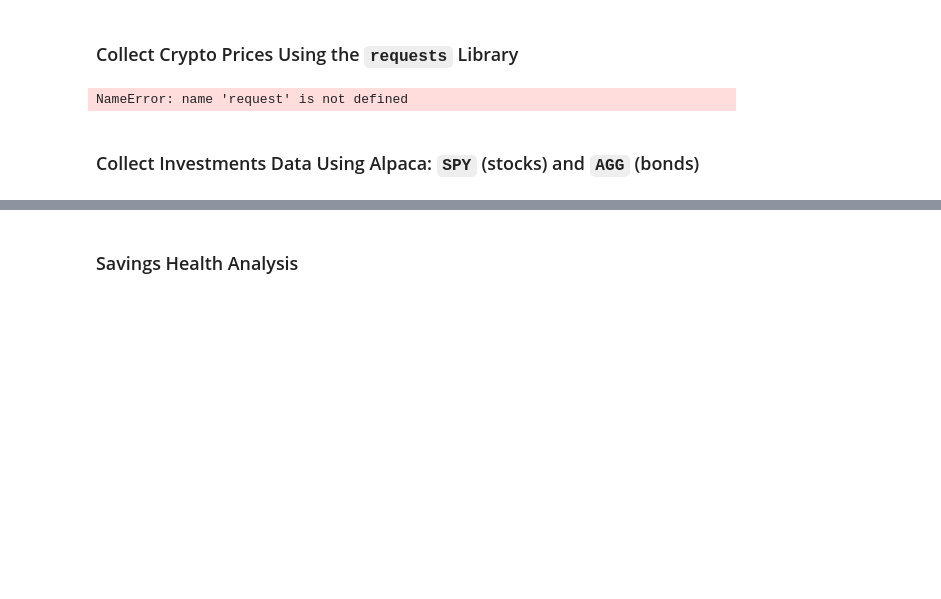
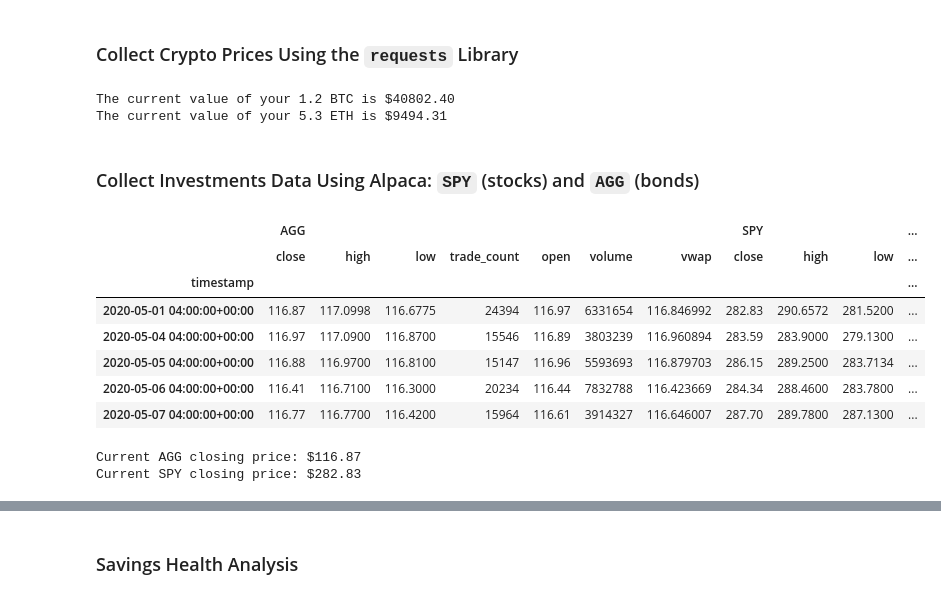
Before and after one commit to jonesc31/APIs_hw, a Jupyter notebook: Instructions/Starter_Code/financial-planner.ipynb, the cells around one changed output, grey strips where cells are left out. Drawn from its saved outputs; the diff is of its cells as text; code cells hidden in the pictures; blank space fills up the shorter version.

```diff
--- a/Instructions/Starter_Code/financial-planner.ipynb
+++ b/Instructions/Starter_Code/financial-planner.ipynb
@@ -31,22 +31,23 @@ btc_url = "https://api.alternative.me/v2/ticker/Bitcoin/?convert=USD"
 eth_url = "https://api.alternative.me/v2/ticker/Ethereum/?convert=USD"
 # %%
 # Fetch current BTC price
-btc_response = request.get(btc_url).json()
+btc_response = requests.get(btc_url).json()
 btc_price = btc_response['data']['1']['quotes']['USD']['price']
 
 # Fetch current ETH price
-eth_response = request.get(eth_url).json()
-eth_price = eth_response['data']['1']['quotes']['USD']['price']
+eth_response = requests.get(eth_url).json()
+eth_price = eth_response['data']['1027']['quotes']['USD']['price']
 
 # Compute current value of my crpto
-my_btc_value = btc * btc_price
-my_eth_value = eth * eth_price
+my_btc_value = my_btc * btc_price
+my_eth_value = my_eth * eth_price
 
 # Print current crypto wallet balance
 print(f"The current value of your {my_btc} BTC is ${my_btc_value:0.2f}")
 print(f"The current value of your {my_eth} ETH is ${my_eth_value:0.2f}")
 # %% [output]
-NameError: name 'request' is not defined
+The current value of your 1.2 BTC is $40802.40
+The current value of your 5.3 ETH is $9494.31
 # %% [markdown]
 ### Collect Investments Data Using Alpaca: `SPY` (stocks) and `AGG` (bonds)
 # %%
@@ -64,39 +66,51 @@ alpaca = tradeapi.REST(
     api_version='v2')
 # %%
 # Format current date as ISO format
-# YOUR CODE HERE!
-today = pd.timestamp('2020-05-01', tz='America/New_York').isoformat()
+
+today = pd.Timestamp('2020-05-01', tz='America/New_York').isoformat()
 # Set the tickers
 tickers = ["AGG", "SPY"]
 
 # Set timeframe to "1Day" for Alpaca API
 timeframe = "1Day"
 
 # Get current closing prices for SPY and AGG
 df_investments = alpaca.get_bars(
     tickers,
     timeframe,
     start = today
 ).df
 
 # Reorganize the DataFrame
 # Separate ticker data
 AGG = df_investments[df_investments['symbol']=='AGG'].drop('symbol', axis=1)
 SPY = df_investments[df_investments['symbol']=='SPY'].drop('symbol', axis=1)
 
 # Concatenate the ticker DataFrames
 df_investment = pd.concat([AGG, SPY],axis=1, keys=['AGG', 'SPY'])
 
 # Preview DataFrame
 df_investment.head()
+# %% [output]
+|  | AGG |  |  |  |  |  |  | SPY |  |  | ... |
+|  | close | high | low | trade_count | open | volume | vwap | close | high | low | ... |
+| timestamp |  |  |  |  |  |  |  |  |  |  | ... |
+| 2020-05-01 04:00:00+00:00 | 116.87 | 117.0998 | 116.6775 | 24394 | 116.97 | 6331654 | 116.846992 | 282.83 | 290.6572 | 281.5200 | ... |
+| 2020-05-04 04:00:00+00:00 | 116.97 | 117.0900 | 116.8700 | 15546 | 116.89 | 3803239 | 116.960894 | 283.59 | 283.9000 | 279.1300 | ... |
+| 2020-05-05 04:00:00+00:00 | 116.88 | 116.9700 | 116.8100 | 15147 | 116.96 | 5593693 | 116.879703 | 286.15 | 289.2500 | 283.7134 | ... |
+| 2020-05-06 04:00:00+00:00 | 116.41 | 116.7100 | 116.3000 | 20234 | 116.44 | 7832788 | 116.423669 | 284.34 | 288.4600 | 283.7800 | ... |
+| 2020-05-07 04:00:00+00:00 | 116.77 | 116.7700 | 116.4200 | 15964 | 116.61 | 3914327 | 116.646007 | 287.70 | 289.7800 | 287.1300 | ... |
 # %%
 # Pick AGG and SPY close prices
 agg_close_price = float(df_investment['AGG']['close'][0])
-spy_closing_price = float(df_investment['SPY']['close'][0])
+spy_close_price = float(df_investment['SPY']['close'][0])
 
 # Print AGG and SPY close prices
 print(f"Current AGG closing price: ${agg_close_price}")
 print(f"Current SPY closing price: ${spy_close_price}")
+# %% [output]
+Current AGG closing price: $116.87
+Current SPY closing price: $282.83
 # %%
 # Compute the current value of shares
 my_spy_value = my_spy * spy_close_price
```
Also changed, not shown: parts of 31 cells of this notebook, 5 other files.
